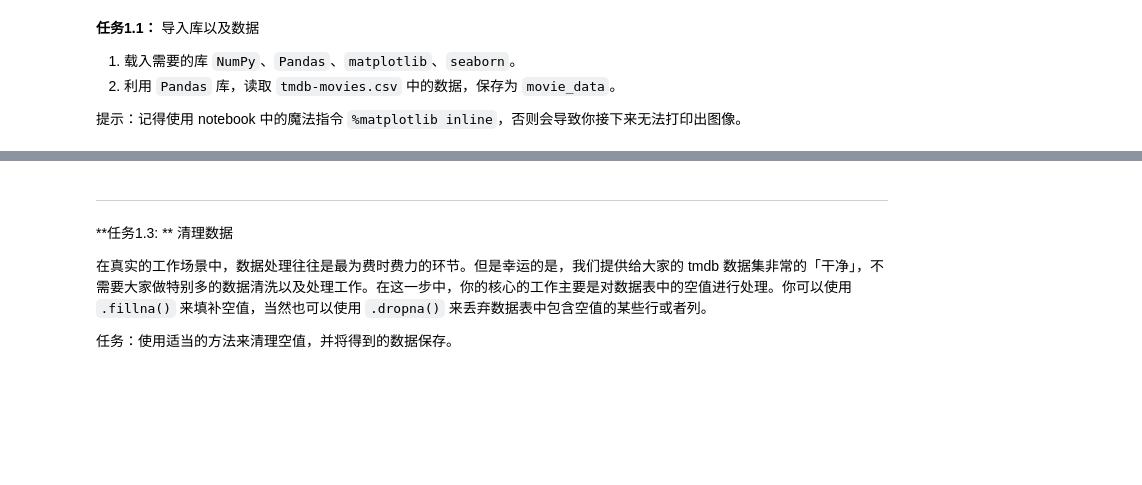
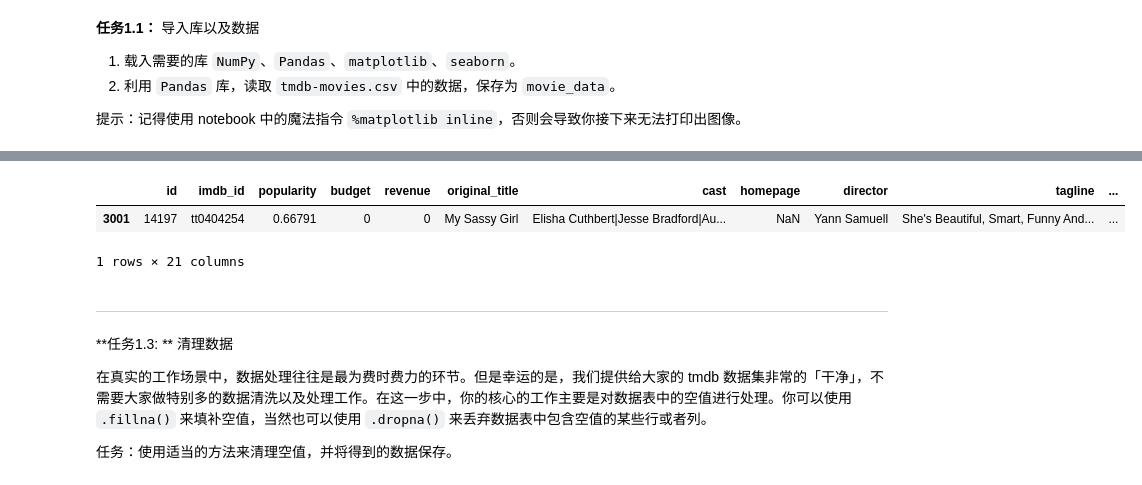
Before and after one commit to LinearPi/code_file, a Jupyter notebook: AIPND-cn-master/P2_Explore_Movie_Dataset/Explore Movie Dataset.ipynb, the cells around one changed output, grey strips where cells are left out. Saved outputs shown, nothing was run; the diff lists cells and outputs as text; code cells hidden in the pictures; blank space fills up the shorter version.

```diff
--- a/AIPND-cn-master/P2_Explore_Movie_Dataset/Explore Movie Dataset.ipynb
+++ b/AIPND-cn-master/P2_Explore_Movie_Dataset/Explore Movie Dataset.ipynb
@@ -47,3 +57,15 @@
+# %%
+data.head()
+# data.tail()
+data.sample()
+#data.isnull()#.sum()#.sum()
+#data.isnull()#.any()#.any()
+# data.describe()
+# data.shape
+# %% [output]
+|  | id | imdb_id | popularity | budget | revenue | original_title | cast | homepage | director | tagline | ... |
+| 3001 | 14197 | tt0404254 | 0.66791 | 0 | 0 | My Sassy Girl | Elisha Cuthbert|Jesse Bradford|Au... | NaN | Yann Samuell | She's Beautiful, Smart, Funny And... | ... |
+1 rows × 21 columns
 # %% [markdown]
 ---
 
```
Also changed, not shown: parts of 9 cells of this notebook, 4 other files.
